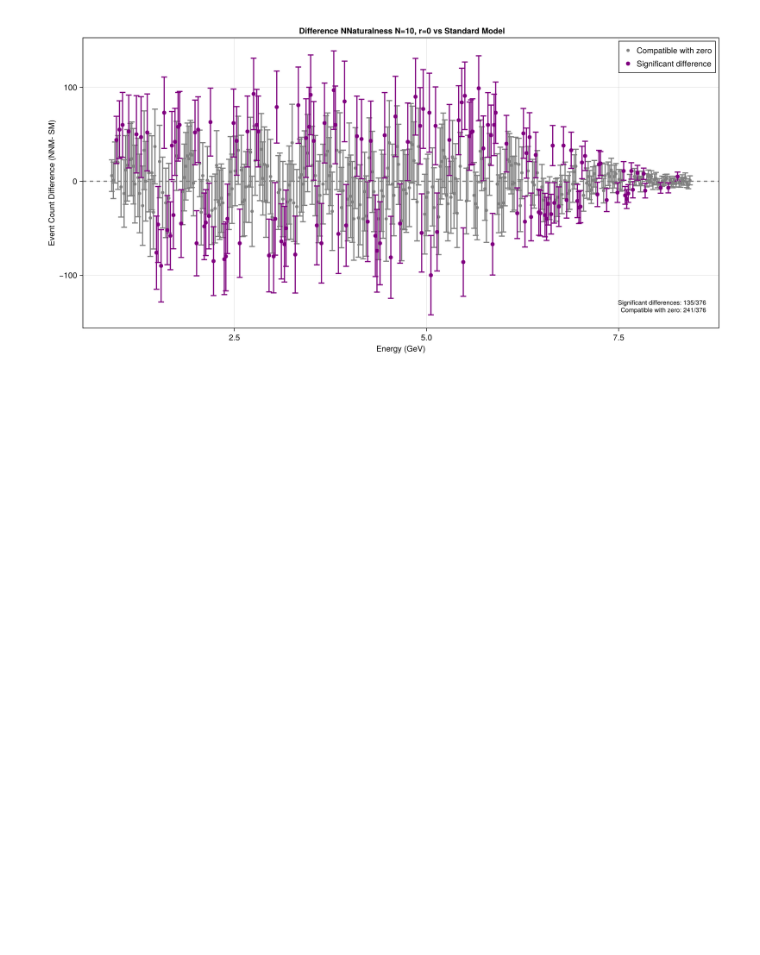
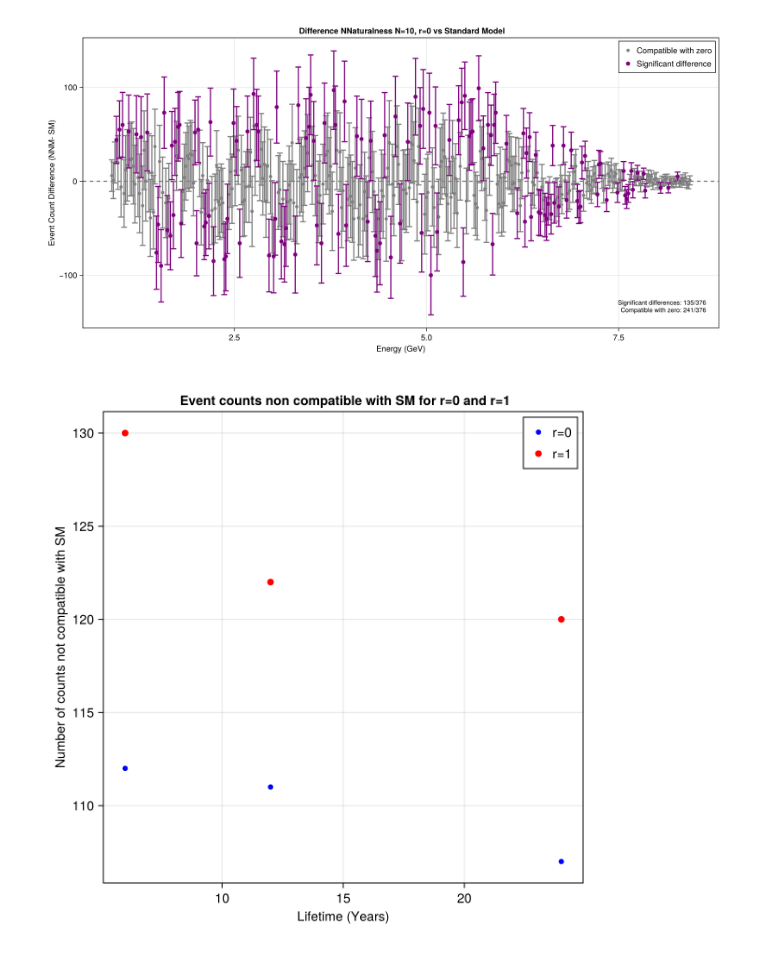
Before and after one commit to philippeller/Newtrinos.jl, a Jupyter notebook: notebooks/juno.ipynb, the cells around one changed output. Drawn from its saved outputs; the diff is of its cells as text; code cells hidden in the pictures; blank space fills up the shorter version.

```diff
--- a/notebooks/juno.ipynb
+++ b/notebooks/juno.ipynb
@@ -525,0 +528,42 @@ save("/home/sofialon/Newtrinos.jl/aug_plots/juno/juno_comp_res_N=10_r=0_NNM_12.p
+# %%
+years= [6, 12, 24]
+counts_0=[112, 111, 107]
+counts_1=[130, 122, 120]
+# Create the figure
+fig = Figure(size = (600, 600))
+ax = Axis(fig[1, 1],
+    xlabel = "Lifetime (Years)",
+    ylabel = "Number of counts not compatible with SM",
+    title = " Event counts non compatible with SM for r=0 and r=1")
+
+scatter!(ax, years, counts_0,
+        color = :blue, markersize = 8, label = "r=0")
+
+scatter!(ax, years, counts_1,
+        color = :red, markersize = 10, label = "r=1")
+
+
+axislegend(ax, position = :rt)
+
+# Add grid
+ax.xgridvisible = true
+ax.ygridvisible = true
+ax.xgridcolor = (:black, 0.1)
+ax.ygridcolor = (:black, 0.1)
+
+
+
+
+# Add grid
+ax.xgridvisible = true
+ax.ygridvisible = true
+ax.xgridcolor = (:black, 0.1)
+ax.ygridcolor = (:black, 0.1)
+
+
+
+display(fig)
+
+save("/home/sofialon/Newtrinos.jl/aug_plots/juno/juno_countsdiff_NND.png", fig)
+# %% [output]
+[figure, added]
```
Also changed, not shown: parts of 1 cell of this notebook, 22 other files.
